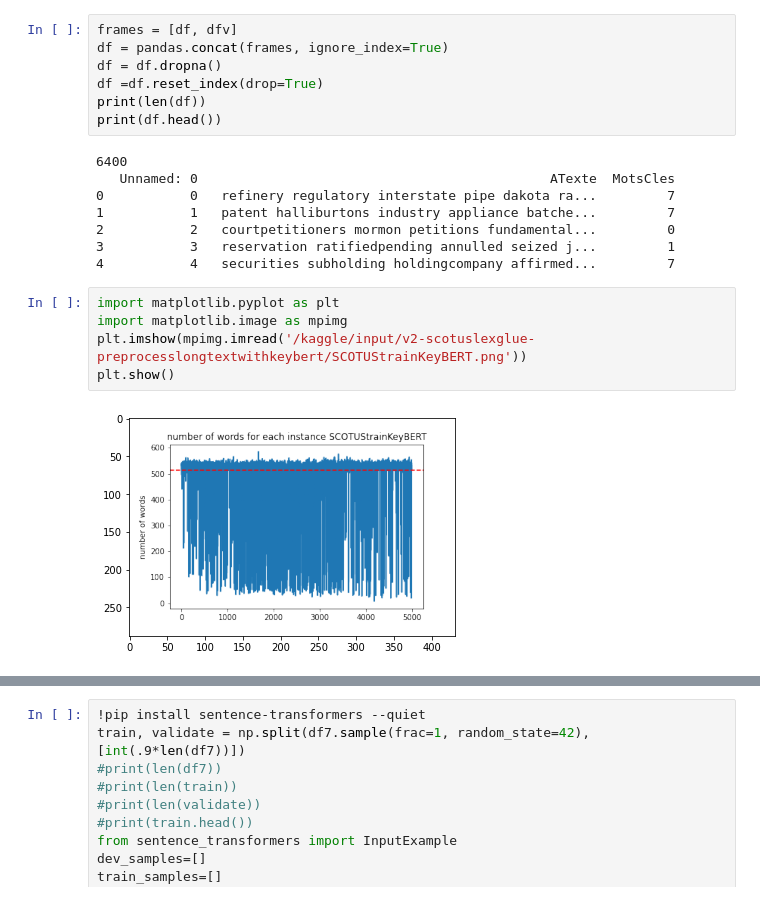
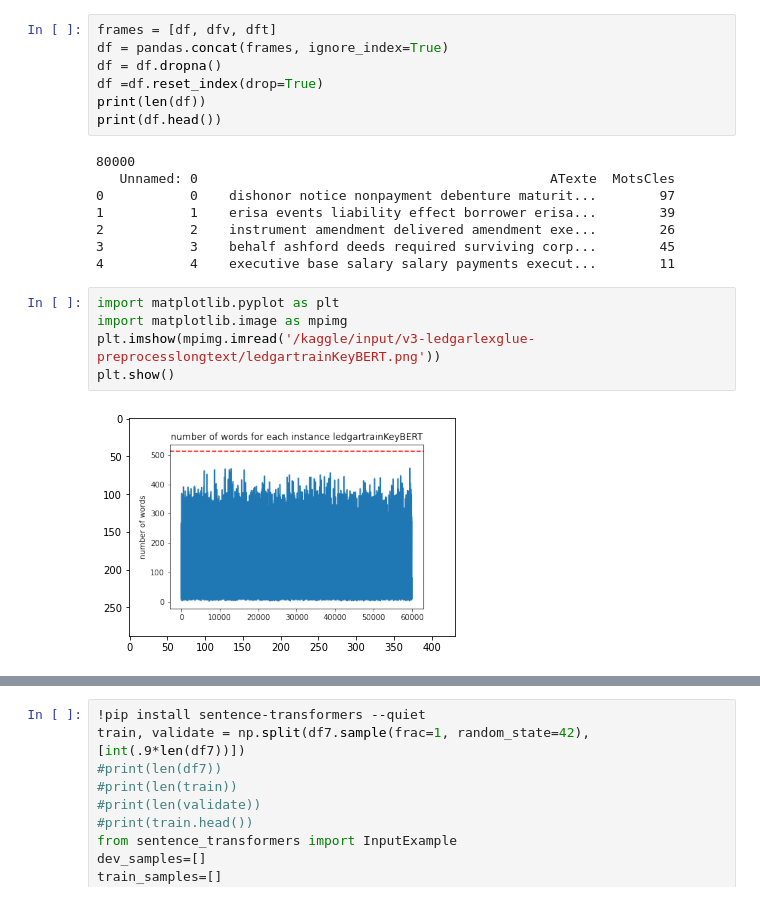
Before and after one commit to hatemamine/FSL-and-ExSummarization-for-Legal-lengthy-Text-classification, a Jupyter notebook: lexgluescotusgeneratedatasetfortrainingsiamesebert.ipynb, the cells around one changed output, grey strips where cells are left out. Saved outputs shown, nothing was run; the diff lists cells and outputs as text.

Commit message:
Kaggle Notebook | V3LedgarGenerDatasetForTrainSiameseBERT | Version 10

```diff
--- a/lexgluescotusgeneratedatasetfortrainingsiamesebert.ipynb
+++ b/lexgluescotusgeneratedatasetfortrainingsiamesebert.ipynb
@@ -33,25 +46,25 @@ print(dfv.head())
 # %%
-frames = [df, dfv]
+frames = [df, dfv, dft]
 df = pandas.concat(frames, ignore_index=True)
 df = df.dropna()
 df =df.reset_index(drop=True)
 print(len(df))
 print(df.head())
 # %% [output]
-6400
+80000
    Unnamed: 0                                             ATexte  MotsCles
-0           0   refinery regulatory interstate pipe dakota ra...         7
-1           1   patent halliburtons industry appliance batche...         7
-2           2   courtpetitioners mormon petitions fundamental...         0
-3           3   reservation ratifiedpending annulled seized j...         1
-4           4   securities subholding holdingcompany affirmed...         7
+0           0    dishonor notice nonpayment debenture maturit...        97
+1           1    erisa events liability effect borrower erisa...        39
+2           2    instrument amendment delivered amendment exe...        26
+3           3    behalf ashford deeds required surviving corp...        45
+4           4    executive base salary salary payments execut...        11
 # %%
 import matplotlib.pyplot as plt
 import matplotlib.image as mpimg
-plt.imshow(mpimg.imread('/kaggle/input/v2-scotuslexglue-preprocesslongtextwithkeybert/SCOTUStrainKeyBERT.png'))
+plt.imshow(mpimg.imread('/kaggle/input/v3-ledgarlexglue-preprocesslongtext/ledgartrainKeyBERT.png'))
 plt.show()
 # %% [output]
-[figure, old version]
+[figure, new version]
 # %%
 import matplotlib
 import seaborn as sb
```
Also changed, not shown: parts of 21 cells of this notebook.
